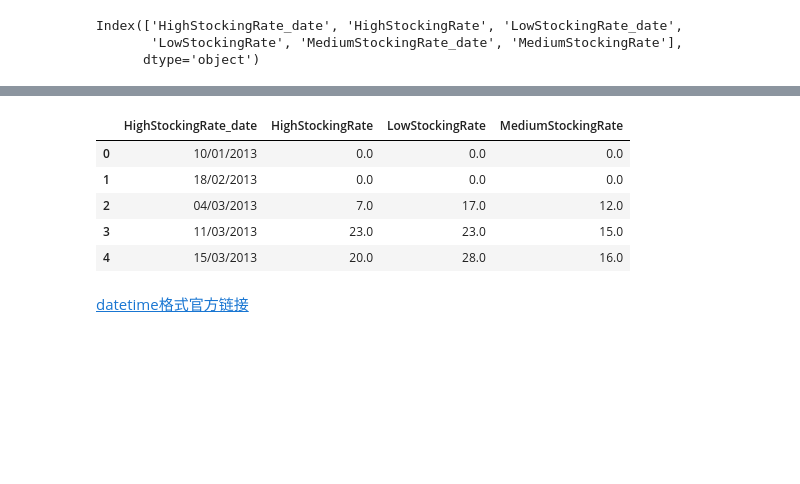
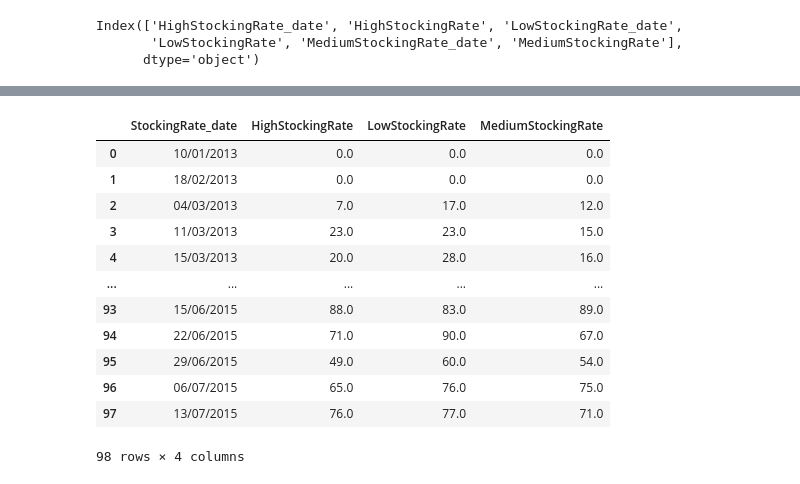
Before and after one commit to Elsie0201/FarmStockingRate, a Jupyter notebook: stockingrate.ipynb, the cells around one changed output, grey strips where cells are left out. Drawn from its saved outputs; the diff is of its cells as text; code cells hidden in the pictures; blank space fills up the shorter version.

```diff
--- a/stockingrate.ipynb
+++ b/stockingrate.ipynb
@@ -67,12 +88,19 @@ df.fillna(0, inplace=True)
-# %%
-df.head()
-# %% [output]
-|  | HighStockingRate_date | HighStockingRate | LowStockingRate | MediumStockingRate |
-| 0 | 10/01/2013 | 0.0 | 0.0 | 0.0 |
-| 1 | 18/02/2013 | 0.0 | 0.0 | 0.0 |
-| 2 | 04/03/2013 | 7.0 | 17.0 | 12.0 |
-| 3 | 11/03/2013 | 23.0 | 23.0 | 15.0 |
-| 4 | 15/03/2013 | 20.0 | 28.0 | 16.0 |
-# %% [markdown]
-[datetime格式官方链接](https://docs.python.org/3/library/datetime.html#strftime-and-strptime-behavior)
+# %%
+# 重命名列名  为了好看
+df.rename(columns={'HighStockingRate_date':'StockingRate_date'},inplace=True)
+df
+# %% [output]
+|  | StockingRate_date | HighStockingRate | LowStockingRate | MediumStockingRate |
+| 0 | 10/01/2013 | 0.0 | 0.0 | 0.0 |
+| 1 | 18/02/2013 | 0.0 | 0.0 | 0.0 |
+| 2 | 04/03/2013 | 7.0 | 17.0 | 12.0 |
+| 3 | 11/03/2013 | 23.0 | 23.0 | 15.0 |
+| 4 | 15/03/2013 | 20.0 | 28.0 | 16.0 |
+| ... | ... | ... | ... | ... |
+| 93 | 15/06/2015 | 88.0 | 83.0 | 89.0 |
+| 94 | 22/06/2015 | 71.0 | 90.0 | 67.0 |
+| 95 | 29/06/2015 | 49.0 | 60.0 | 54.0 |
+| 96 | 06/07/2015 | 65.0 | 76.0 | 75.0 |
+| 97 | 13/07/2015 | 76.0 | 77.0 | 71.0 |
+98 rows × 4 columns
 # %%
```
Also changed, not shown: parts of 13 cells of this notebook.
